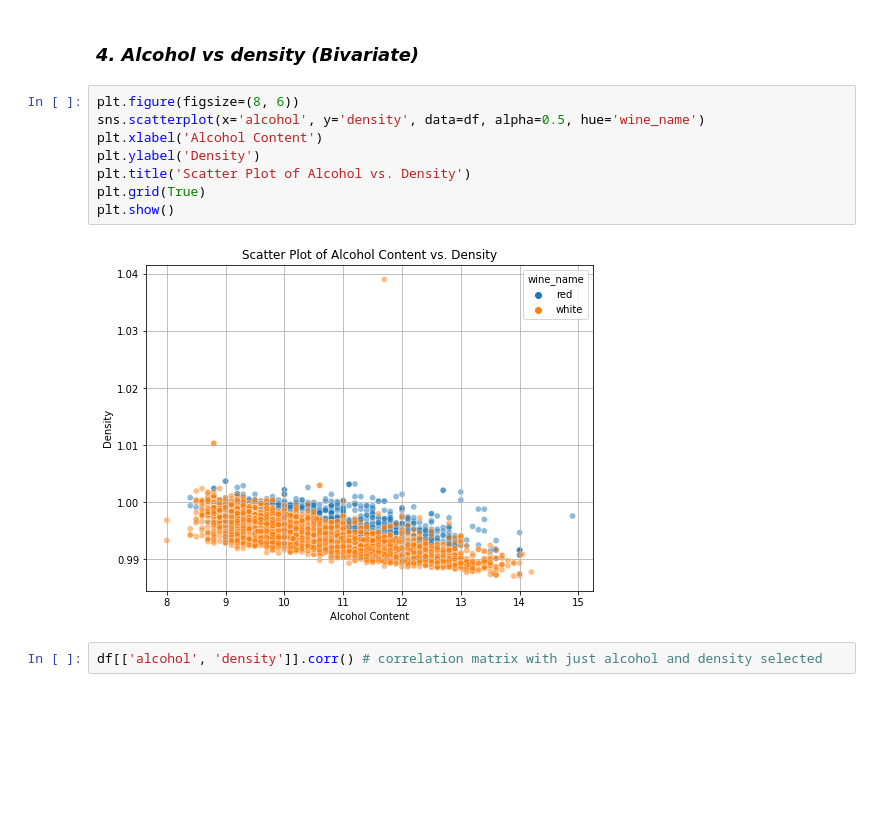
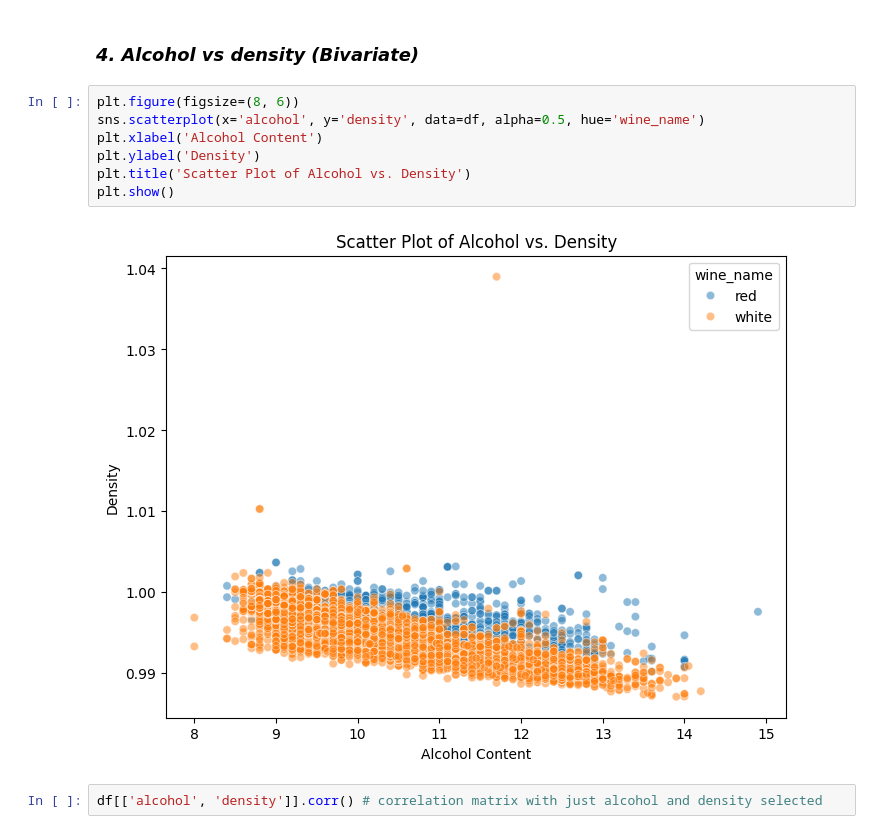
Before and after one commit to dmml-heriot-watt/group-coursework-dmml_cw, a Jupyter notebook: notebooks/WineDataViz.ipynb, the cells around one changed output. Cells and saved outputs as stored; diff of their text form; blank space fills up the shorter version.

```diff
--- a/notebooks/WineDataViz.ipynb
+++ b/notebooks/WineDataViz.ipynb
@@ -337,13 +337,12 @@ plt.show()
 # %%
 plt.figure(figsize=(8, 6))
 sns.scatterplot(x='alcohol', y='density', data=df, alpha=0.5, hue='wine_name')
 plt.xlabel('Alcohol Content')
 plt.ylabel('Density')
 plt.title('Scatter Plot of Alcohol vs. Density')
-plt.grid(True)
 plt.show()
 # %% [output]
-[figure, old version]
+[figure, new version]
 # %%
 df[['alcohol', 'density']].corr() # correlation matrix with just alcohol and density selected
 # %% [output]
```
Also changed, not shown: parts of 2 cells of this notebook, 13 other files.
